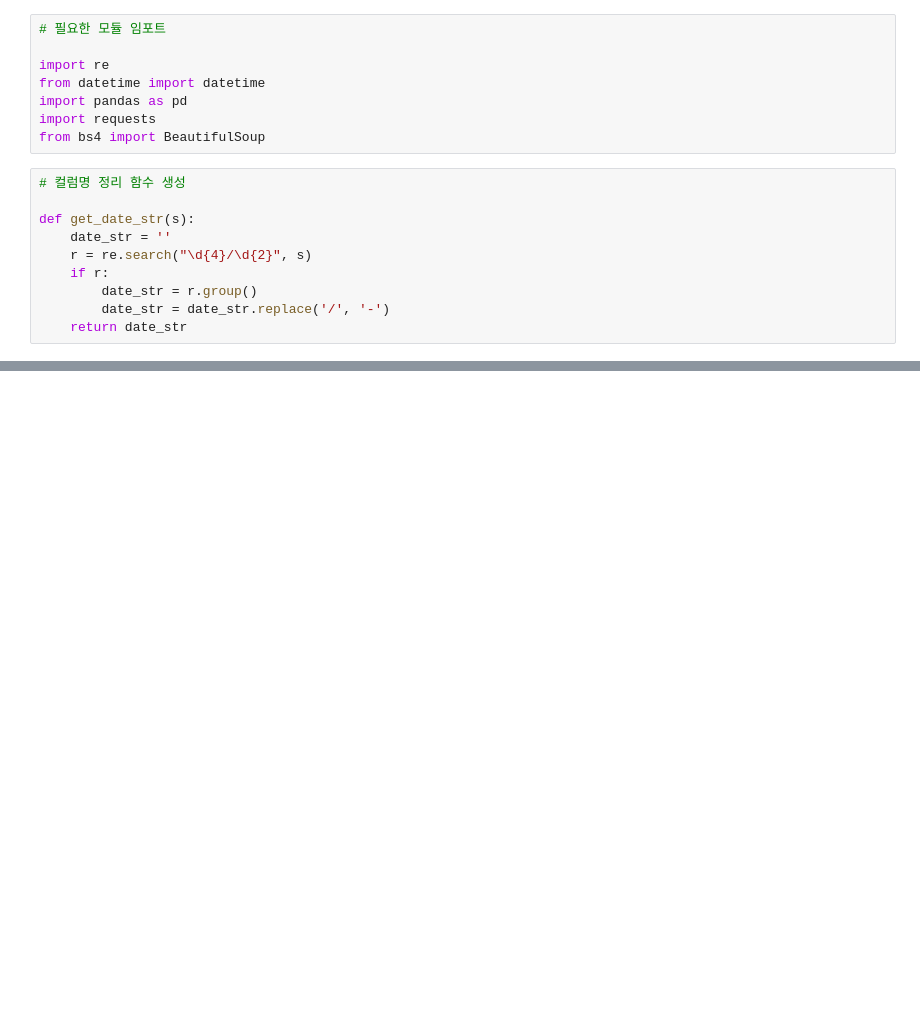
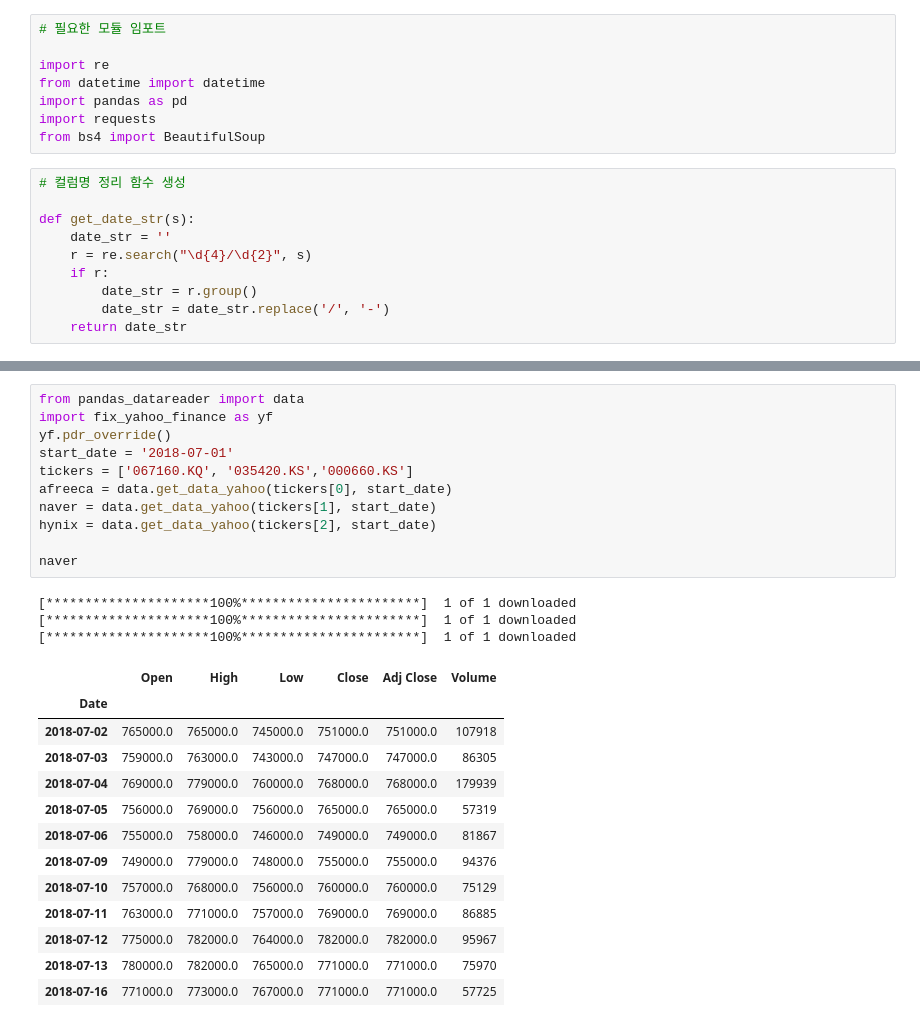
Before and after one commit to songyeseol/corp_portfolio_analysis, a Jupyter notebook: corp_portfolio_analysis.ipynb, the cells around one changed output, grey strips where cells are left out. Cells and saved outputs as stored; diff of their text form; blank space fills up the shorter version.

```diff
--- a/corp_portfolio_analysis.ipynb
+++ b/corp_portfolio_analysis.ipynb
@@ -164,0 +183,28 @@ len(final)
+# %%
+from pandas_datareader import data
+import fix_yahoo_finance as yf
+yf.pdr_override()
+start_date = '2018-07-01'
+tickers = ['067160.KQ', '035420.KS','000660.KS']
+afreeca = data.get_data_yahoo(tickers[0], start_date)
+naver = data.get_data_yahoo(tickers[1], start_date)
+hynix = data.get_data_yahoo(tickers[2], start_date)
+
+naver
+# %% [output]
+[*********************100%***********************]  1 of 1 downloaded
+[*********************100%***********************]  1 of 1 downloaded
+[*********************100%***********************]  1 of 1 downloaded
+|  | Open | High | Low | Close | Adj Close | Volume |
+| Date |  |  |  |  |  |  |
+| 2018-07-02 | 765000.0 | 765000.0 | 745000.0 | 751000.0 | 751000.0 | 107918 |
+| 2018-07-03 | 759000.0 | 763000.0 | 743000.0 | 747000.0 | 747000.0 | 86305 |
+| 2018-07-04 | 769000.0 | 779000.0 | 760000.0 | 768000.0 | 768000.0 | 179939 |
+| 2018-07-05 | 756000.0 | 769000.0 | 756000.0 | 765000.0 | 765000.0 | 57319 |
+| 2018-07-06 | 755000.0 | 758000.0 | 746000.0 | 749000.0 | 749000.0 | 81867 |
+| 2018-07-09 | 749000.0 | 779000.0 | 748000.0 | 755000.0 | 755000.0 | 94376 |
+| 2018-07-10 | 757000.0 | 768000.0 | 756000.0 | 760000.0 | 760000.0 | 75129 |
+| 2018-07-11 | 763000.0 | 771000.0 | 757000.0 | 769000.0 | 769000.0 | 86885 |
+| 2018-07-12 | 775000.0 | 782000.0 | 764000.0 | 782000.0 | 782000.0 | 95967 |
+| 2018-07-13 | 780000.0 | 782000.0 | 765000.0 | 771000.0 | 771000.0 | 75970 |
+| 2018-07-16 | 771000.0 | 773000.0 | 767000.0 | 771000.0 | 771000.0 | 57725 |
```
Also changed, not shown: parts of 15 cells of this notebook.
